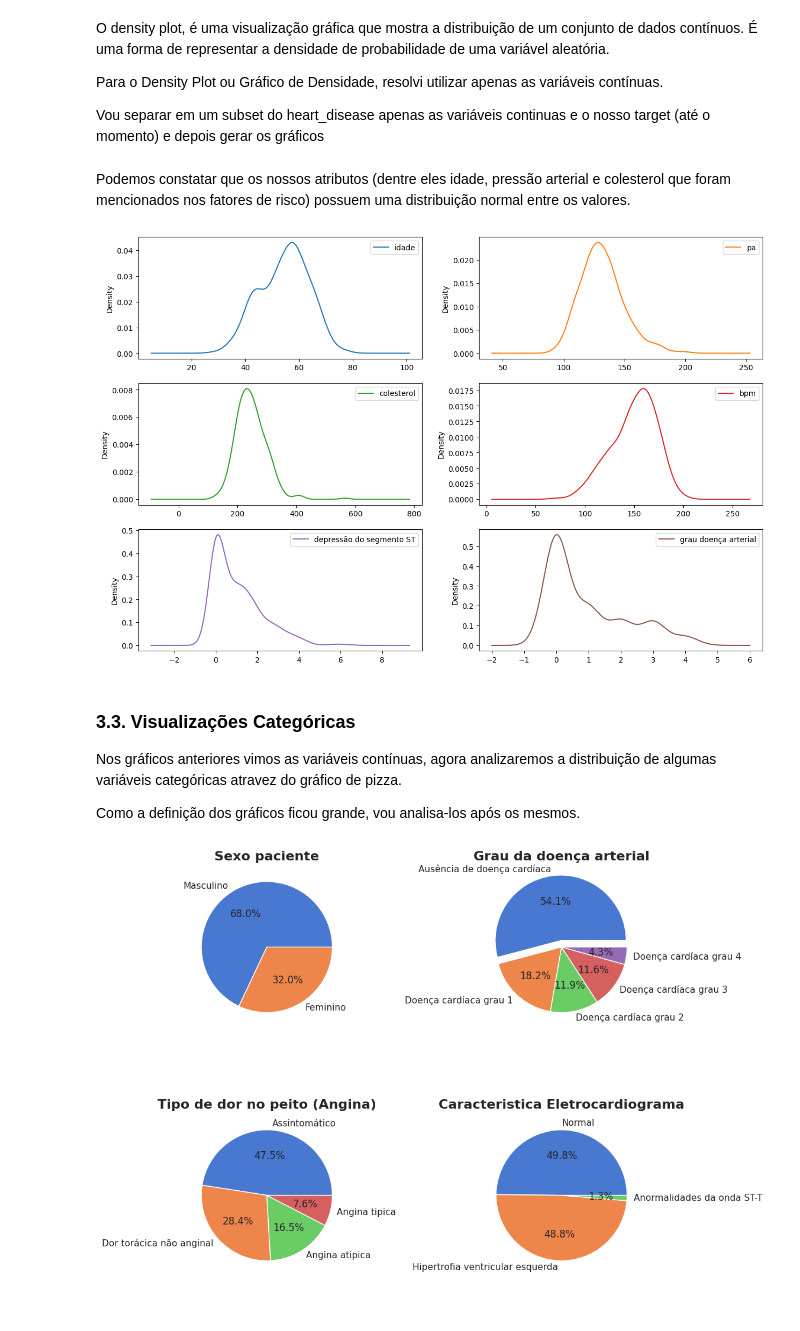
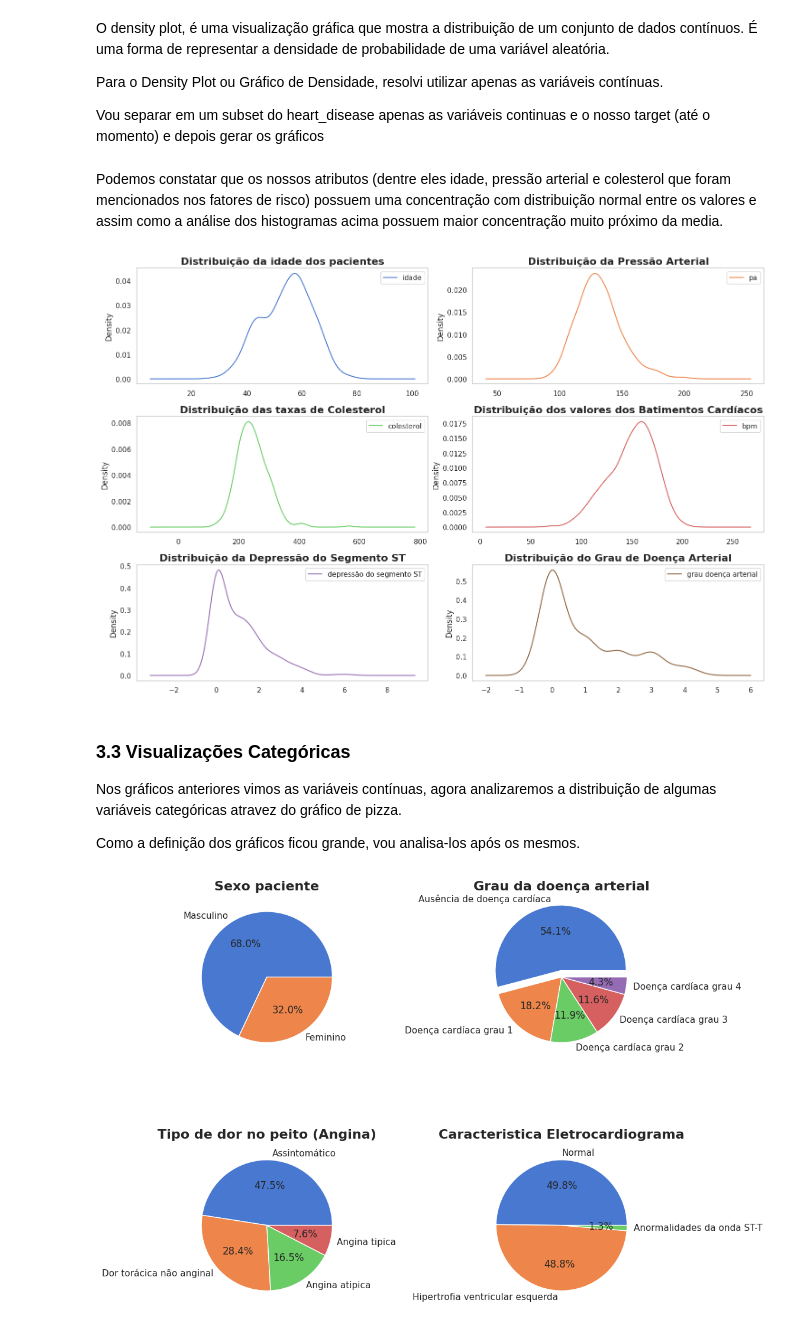
Before and after one commit to Z3Gu1/Notebooks, a Jupyter notebook: Coracao.ipynb, the cells around one changed output. Drawn from its saved outputs; the diff is of its cells as text; code cells hidden in the pictures.

```diff
--- a/Coracao.ipynb
+++ b/Coracao.ipynb
@@ -246,18 +246,23 @@ Para o Density Plot ou Gráfico de Densidade, resolvi utilizar apenas as variáv
 
 Vou separar em um subset do heart_disease apenas as variáveis continuas e o nosso target (até o momento) e depois gerar os gráficos
 # %% [markdown]
-Podemos constatar que os nossos atributos (dentre eles idade, pressão arterial e colesterol que foram mencionados nos fatores de risco) possuem uma distribuição normal entre os valores.
+Podemos constatar que os nossos atributos (dentre eles idade, pressão arterial e colesterol que foram mencionados nos fatores de risco) possuem uma concentração com distribuição normal entre os valores e assim como a análise dos histogramas acima possuem maior concentração muito próximo da media.
 # %%
-# Separando as variáveia contínuas em um subset do heart_disease
+# Separando as variáveia contínuas em um subset do heart_disease e preparando os títulos para os gráficos
 heart_disease_continuas = heart_disease[["idade", "pa", "colesterol", "bpm", "depressão do segmento ST","grau doença arterial"]]
+titulos_heart_disease_continuas = ["Distribuição da idade dos pacientes", "Distribuição da Pressão Arterial", "Distribuição das taxas de Colesterol", \
+                                   "Distribuição dos valores dos Batimentos Cardíacos", "Distribuição da Depressão do Segmento ST", "Distribuição do Grau de Doença Arterial"]
 # %%
 # Density Plot apenas das variáveis continuas
-heart_disease_continuas.plot(kind = 'density', subplots = True, layout = (3,2), sharex = False, figsize = (15,10), grid = False)
+heart_disease_continuas.plot(kind='density', subplots=True, layout=(3,2), sharex=False, figsize=(15,10), grid=False)
+for i, ax in enumerate(plt.gcf().axes):
+    ax.set_title(titulos_heart_disease_continuas[i], fontsize=16, fontweight="bold")
+plt.tight_layout()
 plt.show()
 # %% [output]
-[figure, old version]
+[figure, new version]
 # %% [markdown]
-### 3.3. Visualizações Categóricas
+### 3.3 Visualizações Categóricas
 
 Nos gráficos anteriores vimos as variáveis contínuas, agora analizaremos a distribuição de algumas variáveis categóricas atravez do gráfico de pizza.
 
```
Also changed, not shown: parts of 12 cells of this notebook.
